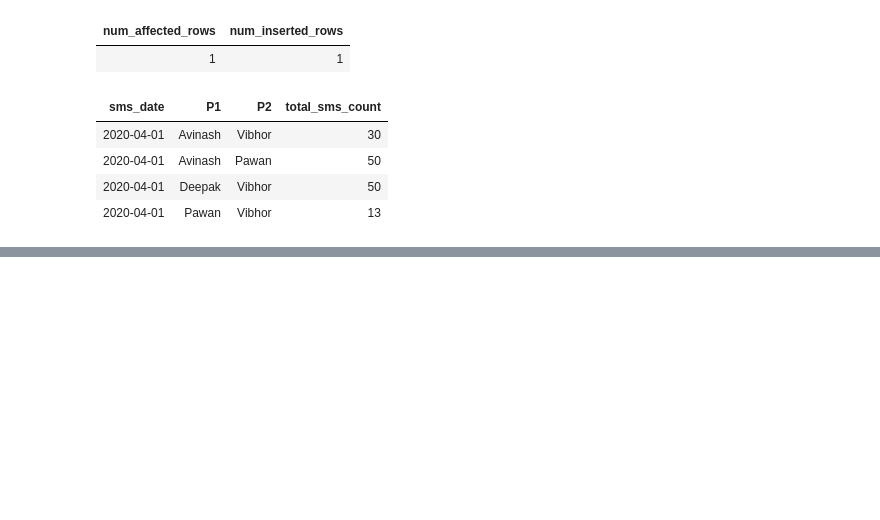
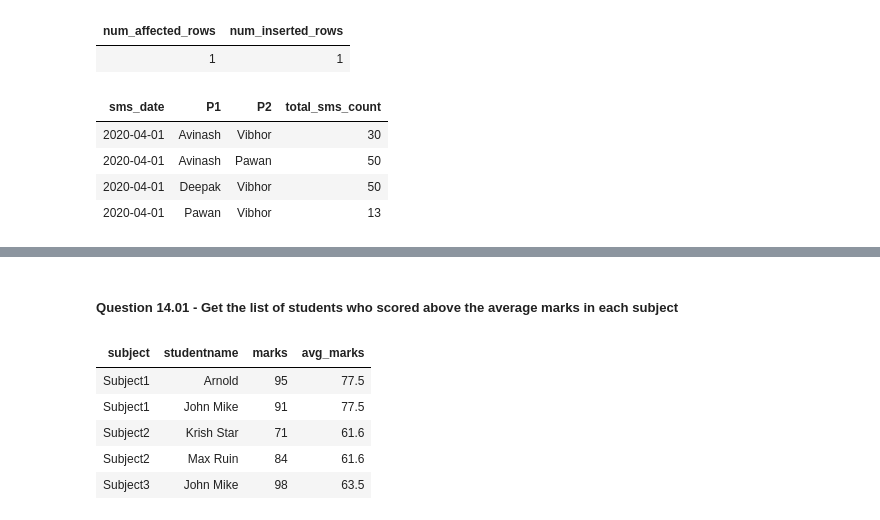
Before and after one commit to Rupam-1/SQL-Pyspark-practise_youtube, a Jupyter notebook: 03. SQL - Part2.ipynb, the cells around one changed output, grey strips where cells are left out. Drawn from its saved outputs; the diff is of its cells as text; code cells hidden in the pictures; blank space fills up the shorter version.

```diff
--- a/03. SQL - Part2.ipynb
+++ b/03. SQL - Part2.ipynb
@@ -1041,0 +1082,27 @@ group by sms_date, P1, P2;
+# %% [markdown]
+##### Question 14.01 - Get the list of students who scored above the average marks in each subject
+# %%
+%sql
+with cte as (
+select
+    subject,
+    avg(marks) as avg_marks
+from students
+group by subject
+)
+select
+    students.subject,
+    students.studentname,
+    students.marks,
+    cte.avg_marks
+from cte
+inner join students
+on cte.subject = students.subject
+where students.marks > cte.avg_marks;
+# %% [output]
+| subject | studentname | marks | avg_marks |
+| Subject1 | Arnold | 95 | 77.5 |
+| Subject1 | John Mike | 91 | 77.5 |
+| Subject2 | Krish Star | 71 | 61.6 |
+| Subject2 | Max Ruin | 84 | 61.6 |
+| Subject3 | John Mike | 98 | 63.5 |
```
Also changed, not shown: parts of 8 cells of this notebook.
